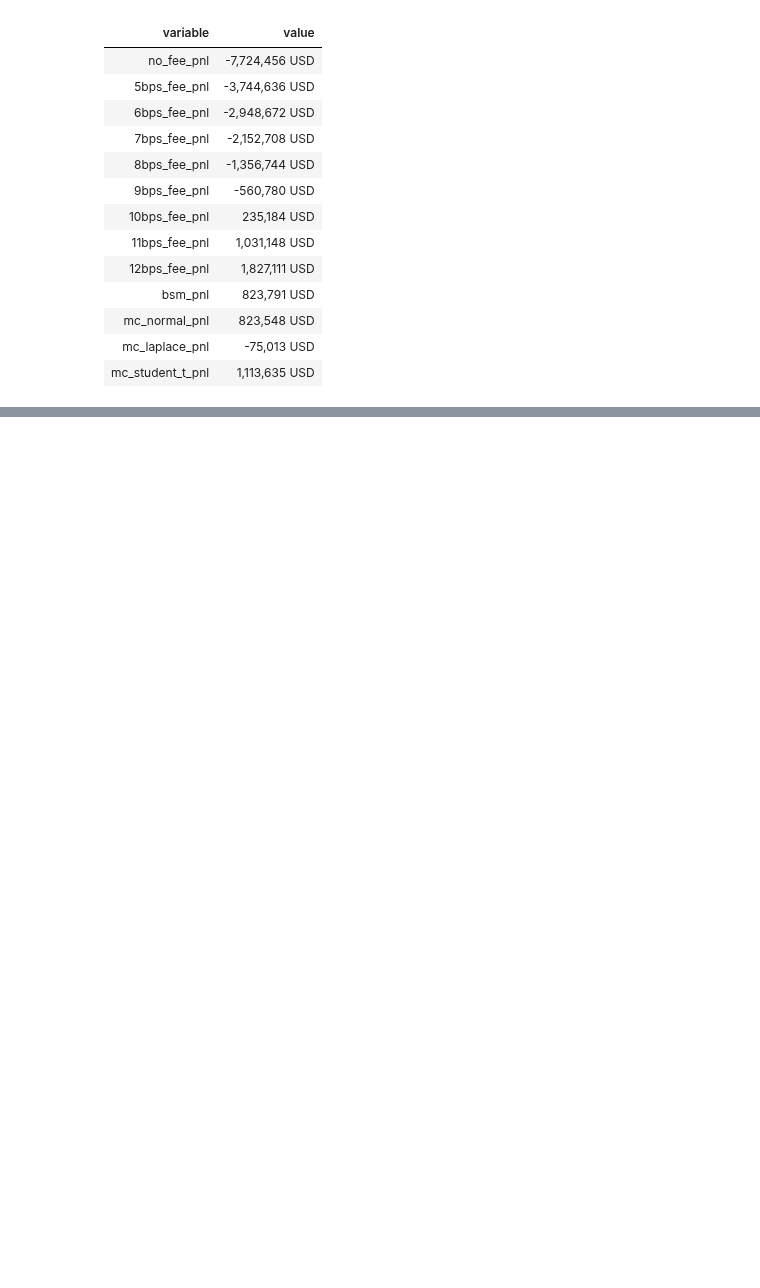
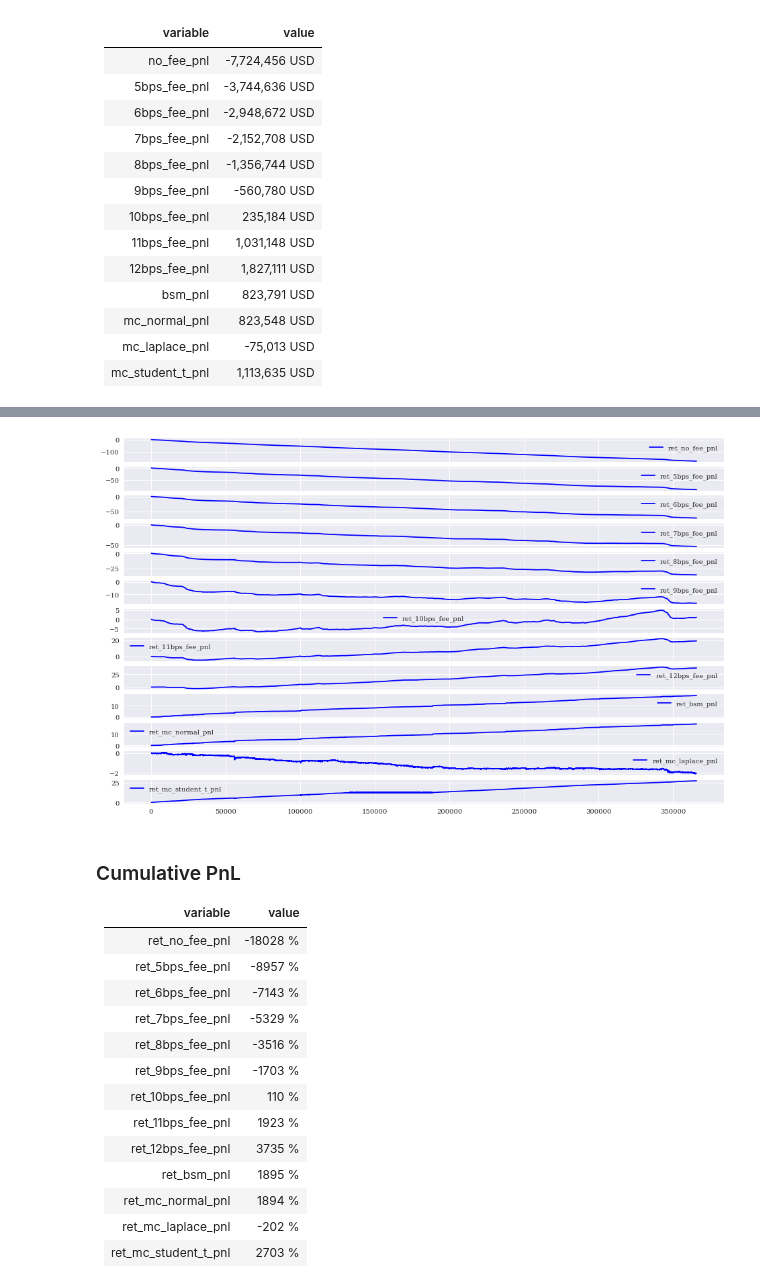
Before and after one commit to sebastienverreault/option_risk_analysis2, a Jupyter notebook: pnl_historical_simulation.ipynb, the cells around one changed output, grey strips where cells are left out. Saved outputs shown, nothing was run; the diff lists cells and outputs as text; code cells hidden in the pictures; blank space fills up the shorter version.

```diff
--- a/pnl_historical_simulation.ipynb
+++ b/pnl_historical_simulation.ipynb
@@ -599,0 +673,47 @@ md(f"""
+# %%
+# cummulative sum the pnl "return"
+
+btcusd_1min[['ret_no_fee_pnl', 'ret_5bps_fee_pnl', 'ret_6bps_fee_pnl', 'ret_7bps_fee_pnl', 'ret_8bps_fee_pnl', 'ret_9bps_fee_pnl', 'ret_10bps_fee_pnl', 'ret_11bps_fee_pnl', 'ret_12bps_fee_pnl', 'ret_bsm_pnl', 'ret_mc_normal_pnl', 'ret_mc_laplace_pnl', 'ret_mc_student_t_pnl']][N_lookback + 2:-2].cumsum().plot(subplots=True, style='b', figsize=(16, 10))
+
+header = '''|variable|value|
+|:-:|-:|'''
+
+table = ""
+table += f"|ret_no_fee_pnl|{100*btcusd_1min['ret_no_fee_pnl'][N_lookback + 2:-2].cumsum().iloc[-1]:.0f} %|\n"
+table += f"|ret_5bps_fee_pnl|{100*btcusd_1min['ret_5bps_fee_pnl'][N_lookback + 2:-2].cumsum().iloc[-1]:.0f} %|\n"
+table += f"|ret_6bps_fee_pnl|{100*btcusd_1min['ret_6bps_fee_pnl'][N_lookback + 2:-2].cumsum().iloc[-1]:.0f} %|\n"
+table += f"|ret_7bps_fee_pnl|{100*btcusd_1min['ret_7bps_fee_pnl'][N_lookback + 2:-2].cumsum().iloc[-1]:.0f} %|\n"
+table += f"|ret_8bps_fee_pnl|{100*btcusd_1min['ret_8bps_fee_pnl'][N_lookback + 2:-2].cumsum().iloc[-1]:.0f} %|\n"
+table += f"|ret_9bps_fee_pnl|{100*btcusd_1min['ret_9bps_fee_pnl'][N_lookback + 2:-2].cumsum().iloc[-1]:.0f} %|\n"
+table += f"|ret_10bps_fee_pnl|{100*btcusd_1min['ret_10bps_fee_pnl'][N_lookback + 2:-2].cumsum().iloc[-1]:.0f} %|\n"
+table += f"|ret_11bps_fee_pnl|{100*btcusd_1min['ret_11bps_fee_pnl'][N_lookback + 2:-2].cumsum().iloc[-1]:.0f} %|\n"
+table += f"|ret_12bps_fee_pnl|{100*btcusd_1min['ret_12bps_fee_pnl'][N_lookback + 2:-2].cumsum().iloc[-1]:.0f} %|\n"
+table += f"|ret_bsm_pnl|{100*btcusd_1min['ret_bsm_pnl'][N_lookback + 2:-2].cumsum().iloc[-1]:.0f} %|\n"
+table += f"|ret_mc_normal_pnl|{100*btcusd_1min['ret_mc_normal_pnl'][N_lookback + 2:-2].cumsum().iloc[-1]:.0f} %|\n"
+table += f"|ret_mc_laplace_pnl|{100*btcusd_1min['ret_mc_laplace_pnl'][N_lookback + 2:-2].cumsum().iloc[-1]:.0f} %|\n"
+table += f"|ret_mc_student_t_pnl|{100*btcusd_1min['ret_mc_student_t_pnl'][N_lookback + 2:-2].cumsum().iloc[-1]:.0f} %|\n"
+
+md(f"""
+### Cumulative PnL
+{header}
+{table}
+""")
+# %% [output]
+[figure, added]
+
+### Cumulative PnL
+|variable|value|
+|:-:|-:|
+|ret_no_fee_pnl|-18028 %|
+|ret_5bps_fee_pnl|-8957 %|
+|ret_6bps_fee_pnl|-7143 %|
+|ret_7bps_fee_pnl|-5329 %|
+|ret_8bps_fee_pnl|-3516 %|
+|ret_9bps_fee_pnl|-1703 %|
+|ret_10bps_fee_pnl|110 %|
+|ret_11bps_fee_pnl|1923 %|
+|ret_12bps_fee_pnl|3735 %|
+|ret_bsm_pnl|1895 %|
+|ret_mc_normal_pnl|1894 %|
+|ret_mc_laplace_pnl|-202 %|
+|ret_mc_student_t_pnl|2703 %|
```
Also changed, not shown: parts of 4 cells of this notebook.
